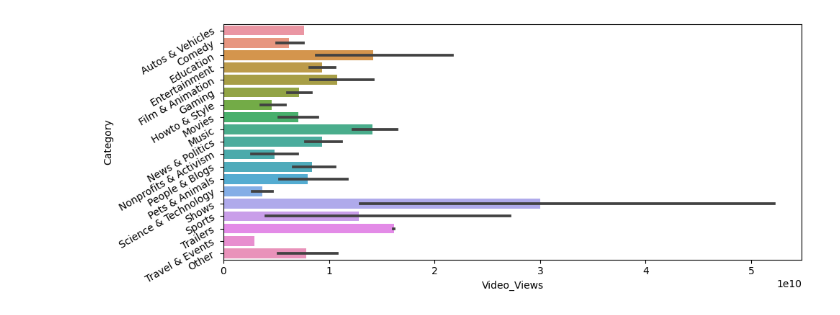
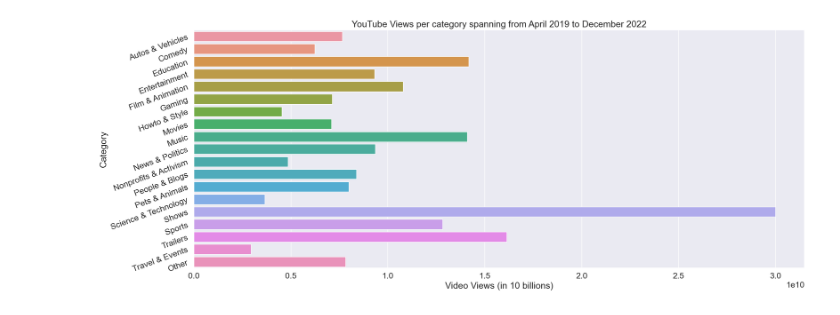
Before and after one commit to StephenBurke/youtube-subs, a Jupyter notebook: eda.ipynb, the cells around one changed output. Saved outputs shown, nothing was run; the diff lists cells and outputs as text; code cells hidden in the pictures.

Commit message:
Added graph (#15)

```diff
--- a/eda.ipynb
+++ b/eda.ipynb
@@ -10,16 +10,27 @@ import seaborn.objects as so
 
 df = pd.read_pickle('./youtube_subs.pkl')
 # %%
-plt.rcParams["figure.figsize"] = [10, 4]
+plt.rcParams["figure.figsize"] = [20, 8]
 plt.rcParams["figure.autolayout"] = True
+sns.set_style('dark')
+sns.set(font_scale = 1.5)
+
+text_size = 23
+subtitle_size = 20
 
 bar_plot = sns.barplot(
     data = df,
     y = 'Category',
     x = 'Video_Views',
+    errorbar = None,
     orient = 'h')
 
-plt.yticks(rotation = 30)
+bar_plot.set_xlabel('Video Views (in 10 billions)')
+bar_plot.set_title('YouTube Views per category spanning from April 2019 to December 2022')
+
+# next add plot showing category with views per video count
+
+plt.yticks(rotation = 20)
 plt.show()
 # %% [output]
-[figure, old version]
+[figure, new version]
```
Also changed, not shown: 1 other file.
